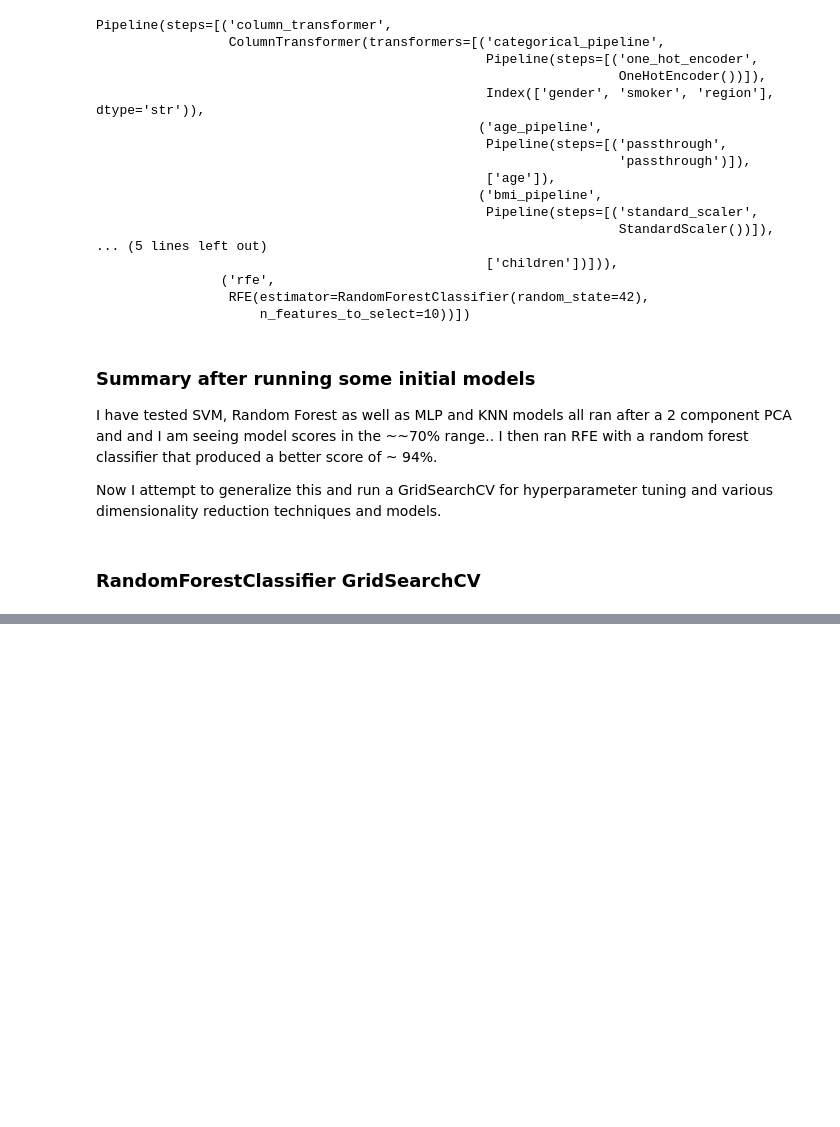
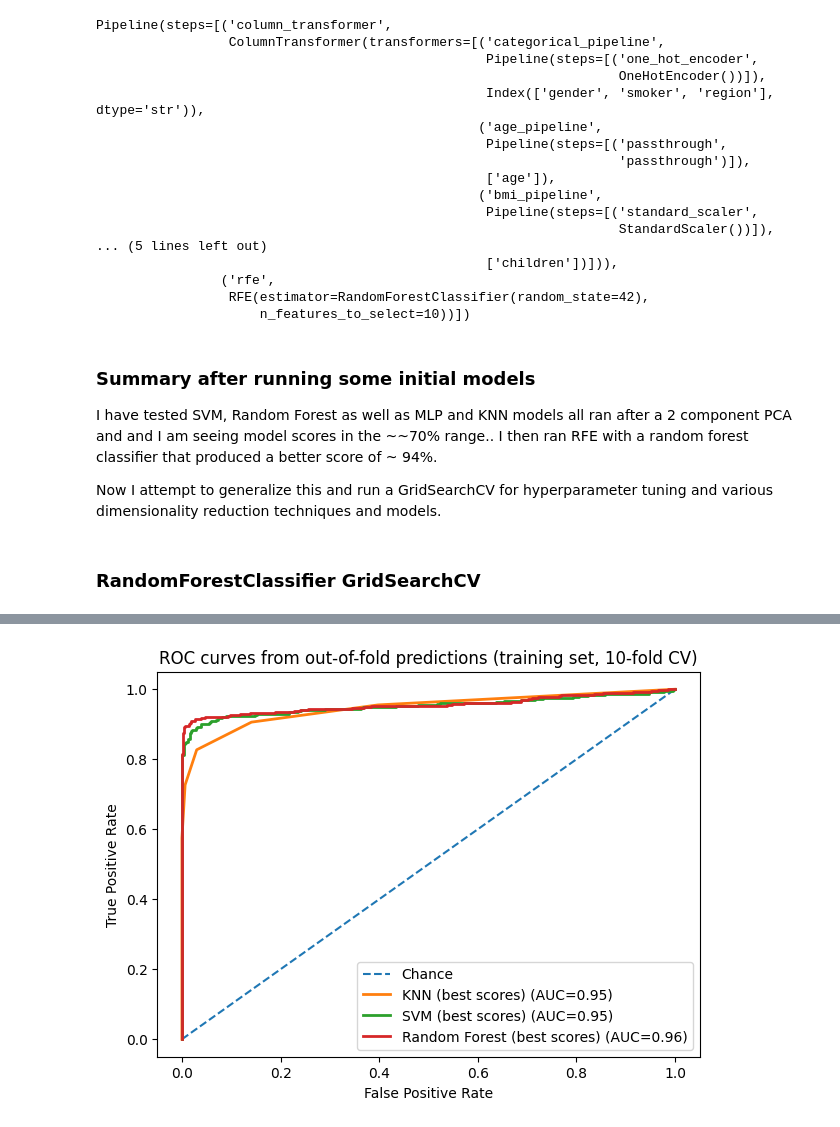
Before and after one commit to kristyan/data, a Jupyter notebook: e-tivity3/etivity3_classification.ipynb, the cells around one changed output, grey strips where cells are left out. Saved outputs shown, nothing was run; the diff lists cells and outputs as text; code cells hidden in the pictures; blank space fills up the shorter version.

```diff
--- a/e-tivity3/etivity3_classification.ipynb
+++ b/e-tivity3/etivity3_classification.ipynb
@@ -825,0 +904,25 @@ Best parameters:  {'reduce_dim': RFE(estimator=RandomForestClassifier(random_sta
+# %%
+# Extract CV metrics for the selected best parameter combination
+searches = {
+    "KNN (best scores)": knn_search,
+    "SVM (best scores)": svm_search,
+    "Random Forest (best scores)": rf_search
+
+}
+
+cv_results = {}
+
+for name, search in searches.items():
+    best_idx = search.best_index_
+    res = search.cv_results_
+
+    cv_results[name] = {
+        m: np.array([res[f"split{i}_test_{m}"][best_idx] for i in range(cv.n_splits)])
+        for m in scoring.keys()
+    }
+
+# Print a concise summary
+for name, metrics_dict in cv_results.items():
+    print("\n" + name)
+    for m, vals in metrics_dict.items():
+        print(f"  {m:9s}: mean={np.mean(vals):.3f}, std={np.std(vals):.3f}")
@@ -825,0 +976,20 @@ Best parameters:  {'reduce_dim': RFE(estimator=RandomForestClassifier(random_sta
+# %%
+# Out-of-fold ROC curves for the two best models (training set only)
+plt.figure(figsize=(7, 5))
+plt.plot([0, 1], [0, 1], linestyle="--", label="Chance")
+
+for name, search in searches.items():
+    # Out-of-fold probability for class 1 (each point predicted by a model that did not train on it)
+    oof_proba = cross_val_predict(search.best_estimator_, X_train, y_train, cv=cv, method="predict_proba", n_jobs=-1)[:, 1]
+
+    fpr, tpr, _ = roc_curve(y_train, oof_proba)
+    auc_val = auc(fpr, tpr)
+    plt.plot(fpr, tpr, lw=2, label=f"{name} (AUC={auc_val:.2f})")
+
+plt.xlabel("False Positive Rate")
+plt.ylabel("True Positive Rate")
+plt.title("ROC curves from out-of-fold predictions (training set, 10-fold CV)")
+plt.legend(loc="lower right")
+plt.show()
+# %% [output]
+[figure, added]
```
Also changed, not shown: parts of 12 cells of this notebook.
